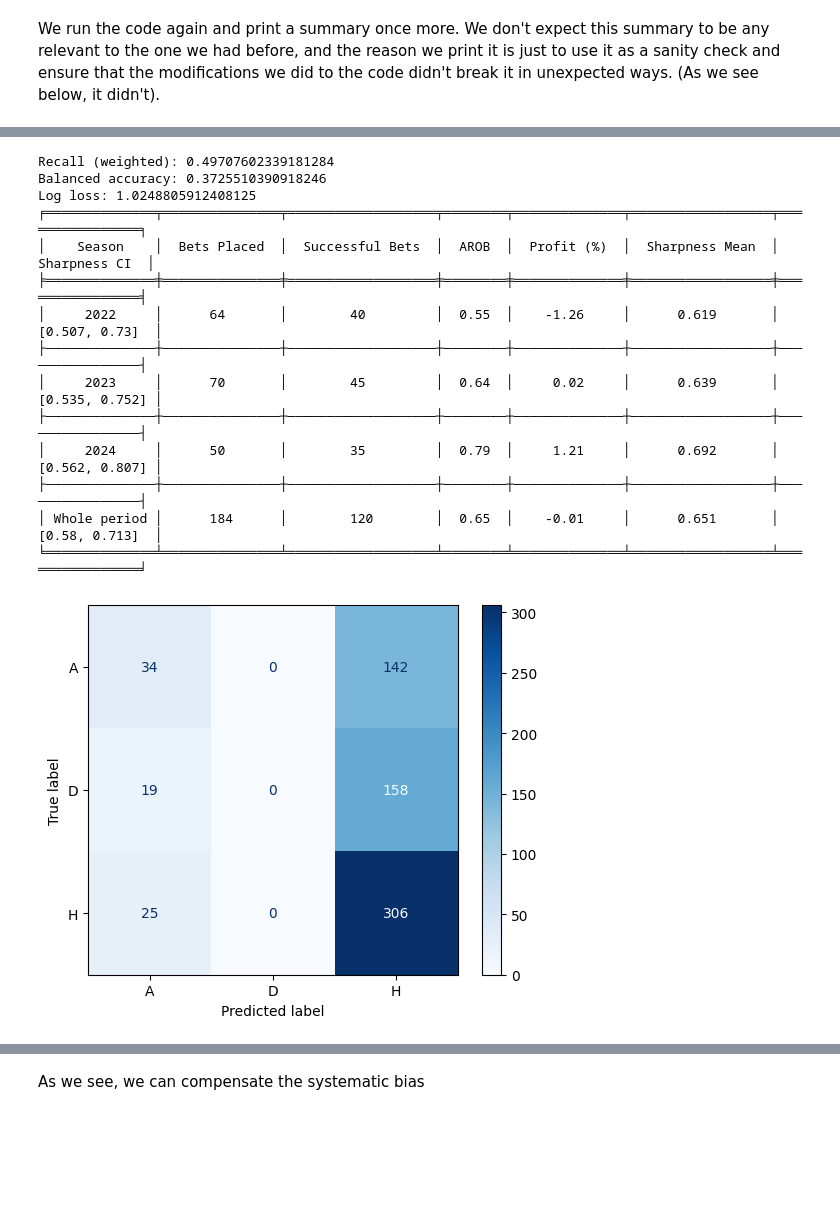
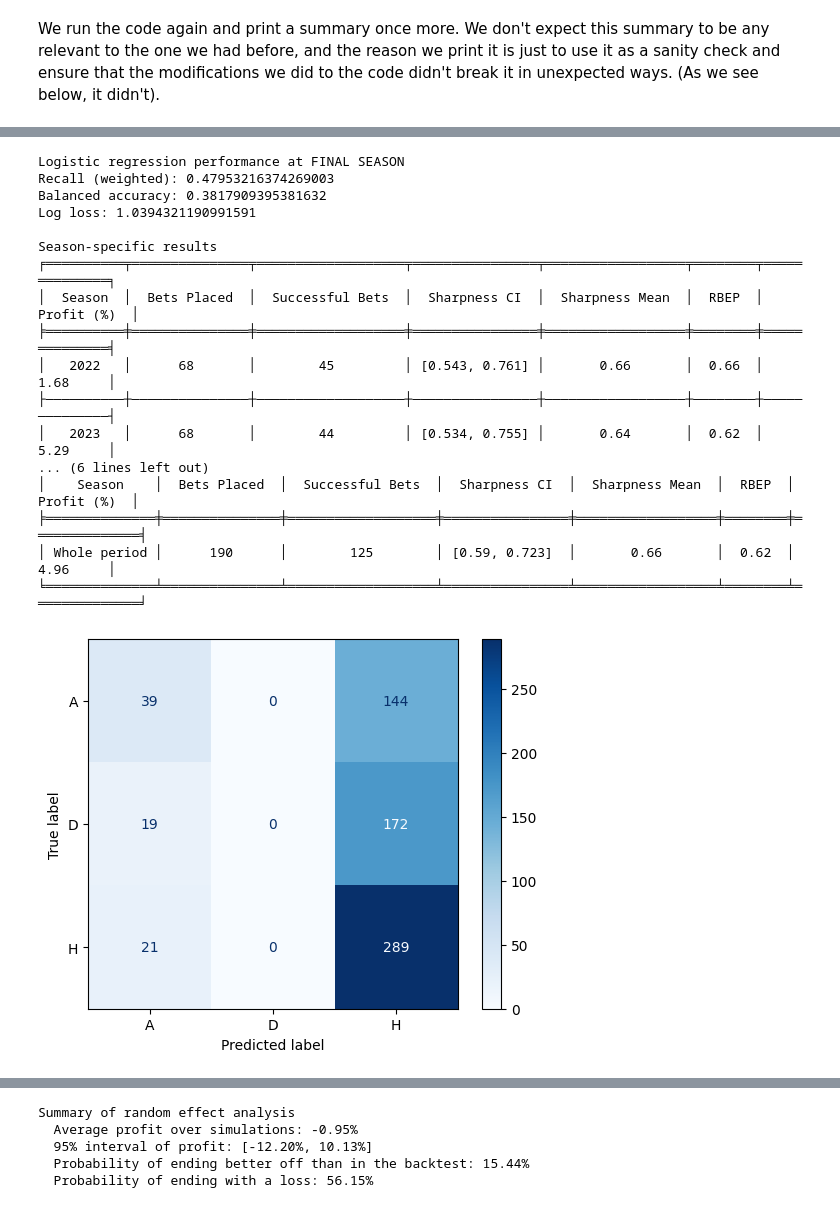
Before and after one commit to FelipeBandeira/capstone, a Jupyter notebook: 5. Elo implementation.ipynb, the cells around one changed output, grey strips where cells are left out. Saved outputs shown, nothing was run; the diff lists cells and outputs as text; code cells hidden in the pictures; blank space fills up the shorter version.

```diff
--- a/5. Elo implementation.ipynb
+++ b/5. Elo implementation.ipynb
@@ -1065,26 +953,27 @@ def run_elo_bets_constrained(df, logit_df, betting_seasons, ratings_dict, c=10,
 # %%
 calibration_seasons = [2012, 2013, 2014]
 logit_seasons = [2015, 2016, 2017, 2018, 2019, 2020, 2021]
-betting_seasons = [2022, 2023, 2024]
+quantile_seasons = [2022, 2023, 2024]
 
 ratings_dict = run_elo_calibration(df, calibration_seasons)
-ratings_dict, logit_df = run_logit_calibration(df, logit_seasons, ratings_dict, c=10, d=400, omega=100, k0=10)
-bets_placed, returns_on_bets, successful_bets, final_balances, logit_df = run_elo_bets_constrained(df, logit_df, betting_seasons, ratings_dict, threshold = 0.6)
-
-summarize_results(betting_seasons, bets_placed, returns_on_bets, successful_bets, final_balances)
+ratings_dict, logit_df = run_logit_calibration(df, logit_seasons, ratings_dict)
+posterior_elo_constrained, betting_log, logit_df = run_elo_bets_verification(df, logit_df, quantile_seasons, ratings_dict, plot_title = 'Elo Ratings (Constrained: 0.6)', threshold = 0.6)
 # %% [output]
-Recall (weighted): 0.49707602339181284
-Balanced accuracy: 0.3725510390918246
-Log loss: 1.0248805912408125
-╒══════════════╤═══════════════╤═══════════════════╤════════╤══════════════╤══════════════════╤════════════════╕
-│    Season    │  Bets Placed  │  Successful Bets  │  AROB  │  Profit (%)  │  Sharpness Mean  │  Sharpness CI  │
-╞══════════════╪═══════════════╪═══════════════════╪════════╪══════════════╪══════════════════╪════════════════╡
-│     2022     │      64       │        40         │  0.55  │    -1.26     │      0.619       │ [0.507, 0.73]  │
-├──────────────┼───────────────┼───────────────────┼────────┼──────────────┼──────────────────┼────────────────┤
-│     2023     │      70       │        45         │  0.64  │     0.02     │      0.639       │ [0.535, 0.752] │
-├──────────────┼───────────────┼───────────────────┼────────┼──────────────┼──────────────────┼────────────────┤
-│     2024     │      50       │        35         │  0.79  │     1.21     │      0.692       │ [0.562, 0.807] │
-├──────────────┼───────────────┼───────────────────┼────────┼──────────────┼──────────────────┼────────────────┤
-│ Whole period │      184      │        120        │  0.65  │    -0.01     │      0.651       │ [0.58, 0.713]  │
-╘══════════════╧═══════════════╧═══════════════════╧════════╧══════════════╧══════════════════╧════════════════╛
+Logistic regression performance at FINAL SEASON
+Recall (weighted): 0.47953216374269003
+Balanced accuracy: 0.3817909395381632
+Log loss: 1.0394321190991591
+
+Season-specific results
+╒══════════╤═══════════════╤═══════════════════╤════════════════╤══════════════════╤════════╤══════════════╕
+│  Season  │  Bets Placed  │  Successful Bets  │  Sharpness CI  │  Sharpness Mean  │  RBEP  │  Profit (%)  │
+╞══════════╪═══════════════╪═══════════════════╪════════════════╪══════════════════╪════════╪══════════════╡
+│   2022   │      68       │        45         │ [0.543, 0.761] │       0.66       │  0.66  │     1.68     │
+├──────────┼───────────────┼───────────────────┼────────────────┼──────────────────┼────────┼──────────────┤
+│   2023   │      68       │        44         │ [0.534, 0.755] │       0.64       │  0.62  │     5.29     │
+... (6 lines left out)
+│    Season    │  Bets Placed  │  Successful Bets  │  Sharpness CI  │  Sharpness Mean  │  RBEP  │  Profit (%)  │
+╞══════════════╪═══════════════╪═══════════════════╪════════════════╪══════════════════╪════════╪══════════════╡
+│ Whole period │      190      │        125        │ [0.59, 0.723]  │       0.66       │  0.62  │     4.96     │
+╘══════════════╧═══════════════╧═══════════════════╧════════════════╧══════════════════╧════════╧══════════════╛
-[figure, old version]
+[figure, new version]
@@ -1091,2 +981,5 @@ Log loss: 1.0248805912408125
+Summary of random effect analysis
+  Average profit over simulations: -0.95%
+  95% interval of profit: [-12.20%, 10.13%]
+  Probability of ending better off than in the backtest: 15.44%
+  Probability of ending with a loss: 56.15%
-# %% [markdown]
-As we see, we can compensate the systematic bias
```
Also changed, not shown: parts of 15 cells of this notebook.
